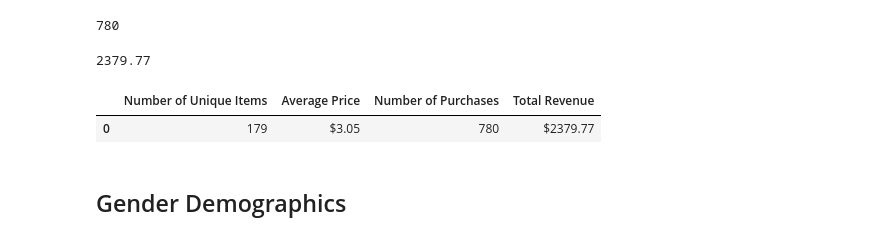
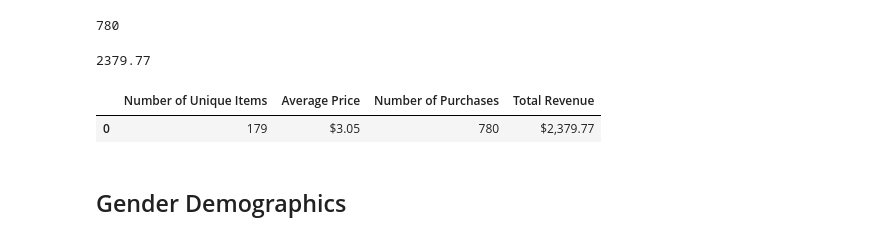
Before and after one commit to jkurtb/pandas-challenge, a Jupyter notebook: HeroesOfPymoli/Pandas_HeroesOfPymoli.ipynb, the cells around one changed output. Drawn from its saved outputs; the diff is of its cells as text; code cells hidden in the pictures.

```diff
--- a/HeroesOfPymoli/Pandas_HeroesOfPymoli.ipynb
+++ b/HeroesOfPymoli/Pandas_HeroesOfPymoli.ipynb
@@ -74,19 +74,19 @@ total_revenue
 # %% [output]
 2379.77
 # %%
-#Creating Summary Data Frame with cleaner formatting
+#Create Summary Data Frame with Cleaner Formatting
 unique_items = purchase_data["Item ID"].nunique()
 average_price = "${:.2f}".format(round(purchase_data["Price"].mean(),2))
 num_purchase = purchase_data["Item Name"].count()
-total_revenue = "${:.2f}".format(purchase_data["Price"].sum())
+total_revenue = "${:,.2f}".format(purchase_data["Price"].sum())
 purchasing_summary = pd.DataFrame({"Number of Unique Items": [unique_items],
                                   "Average Price": [average_price],
                                   "Number of Purchases": [num_purchase],
                                   "Total Revenue": [total_revenue]})
 purchasing_summary
 # %% [output]
 |  | Number of Unique Items | Average Price | Number of Purchases | Total Revenue |
-| 0 | 179 | $3.05 | 780 | $2379.77 |
+| 0 | 179 | $3.05 | 780 | $2,379.77 |
 # %% [markdown]
 ## Gender Demographics
 # %% [markdown]
```
Also changed, not shown: parts of 28 cells of this notebook.
